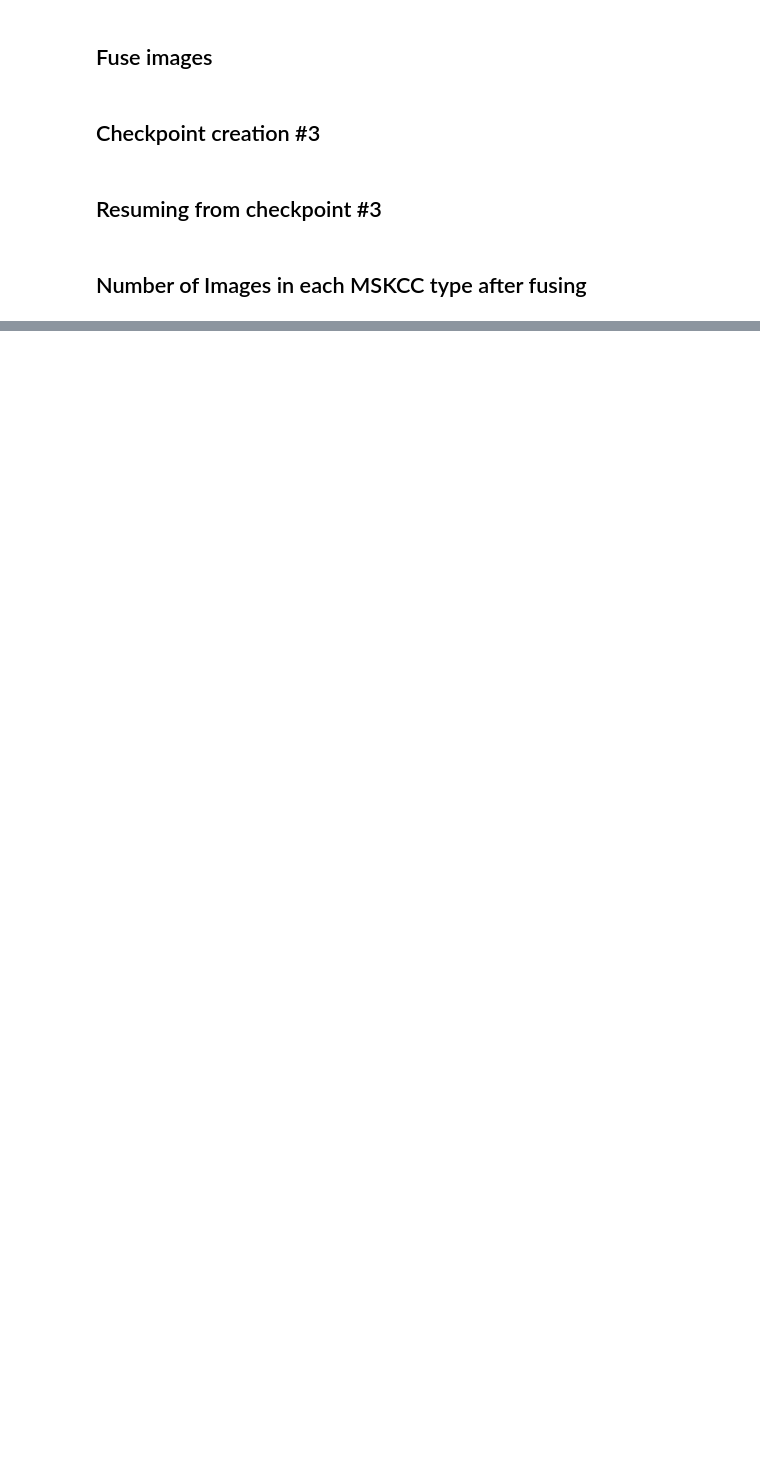
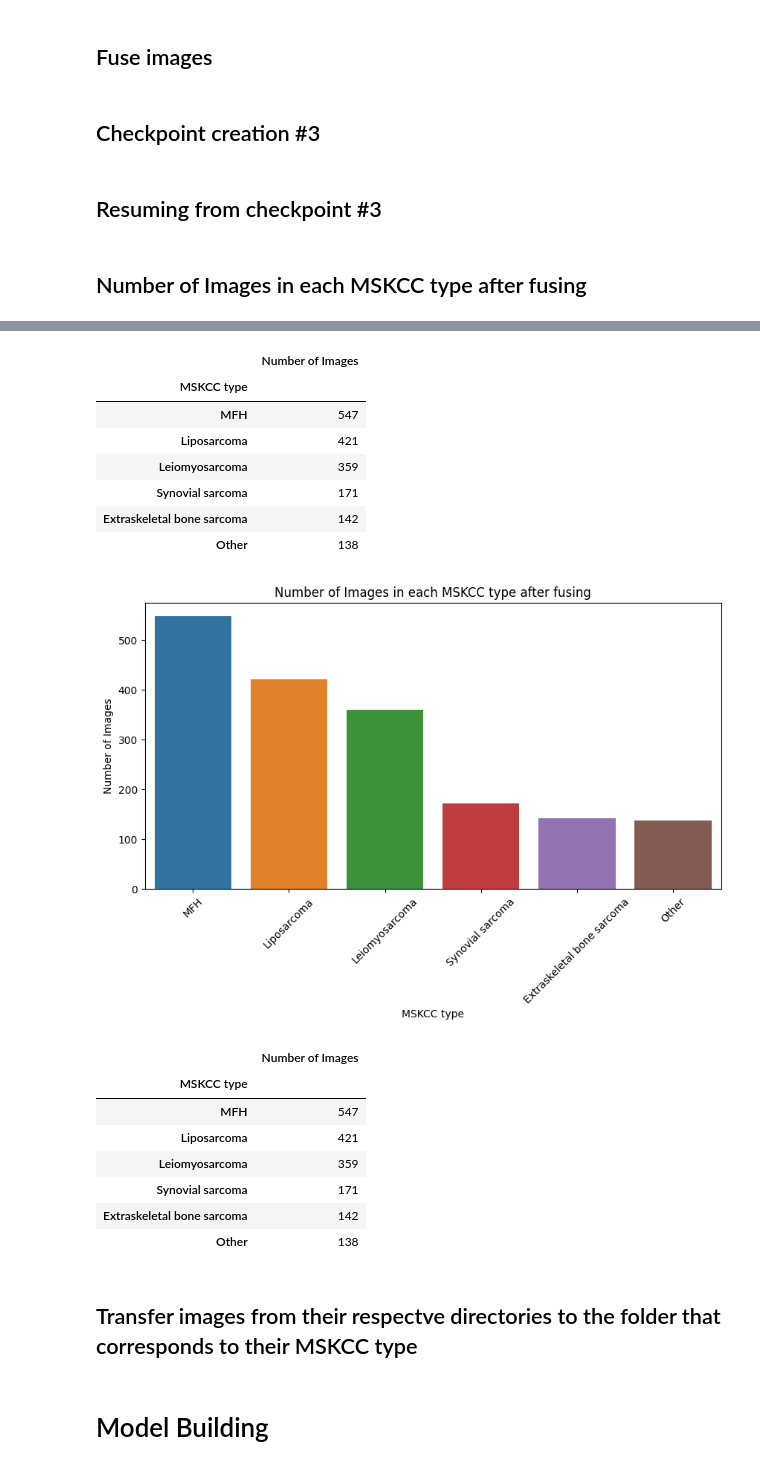
Before and after one commit to RileyLeo/Soft-Tissue-Sarcomas-Classification, a Jupyter notebook: notebook.ipynb, the cells around one changed output, grey strips where cells are left out. Drawn from its saved outputs; the diff is of its cells as text; code cells hidden in the pictures; blank space fills up the shorter version.

```diff
--- a/notebook.ipynb
+++ b/notebook.ipynb
@@ -465,0 +494,37 @@ plt.show()
+# %%
+# Combine Fibrosarcoma to Other
+meta_info_fused.loc[meta_info_fused['MSKCC type'] == 'Fibrosarcoma', 'MSKCC type'] = 'Other'
+# %%
+#  count number of images in based on the MSKCC type after fusing
+display(meta_info_fused[['MSKCC type', 'Number of Images']].groupby('MSKCC type').sum().sort_values(by='Number of Images', ascending=False))
+
+#  plot
+plt.figure(figsize=(10, 5))
+sns.barplot(x=meta_info_fused[['MSKCC type', 'Number of Images']].groupby('MSKCC type').sum().sort_values(by='Number of Images', ascending=False).index,
+            y=meta_info_fused[['MSKCC type', 'Number of Images']].groupby('MSKCC type').sum().sort_values(by='Number of Images', ascending=False)['Number of Images'])
+plt.xticks(rotation=45)
+plt.title('Number of Images in each MSKCC type after fusing')
+plt.xlabel('MSKCC type')
+plt.ylabel('Number of Images')
+plt.show()
+display(meta_info_fused[['MSKCC type', 'Number of Images']].groupby('MSKCC type').sum().sort_values(by='Number of Images', ascending=False))
+# %% [output]
+|  | Number of Images |
+| MSKCC type |  |
+| MFH | 547 |
+| Liposarcoma | 421 |
+| Leiomyosarcoma | 359 |
+| Synovial sarcoma | 171 |
+| Extraskeletal bone sarcoma | 142 |
+| Other | 138 |
+[figure, added]
+|  | Number of Images |
+| MSKCC type |  |
+| MFH | 547 |
+| Liposarcoma | 421 |
+| Leiomyosarcoma | 359 |
+| Synovial sarcoma | 171 |
+| Extraskeletal bone sarcoma | 142 |
+| Other | 138 |
+# %% [markdown]
+##  Transfer images from their respectve directories to the folder that corresponds to their MSKCC type
@@ -465,0 +595,2 @@ plt.show()
+# %% [markdown]
+# Model Building
```
Also changed, not shown: parts of 43 cells of this notebook, 1 other file.
